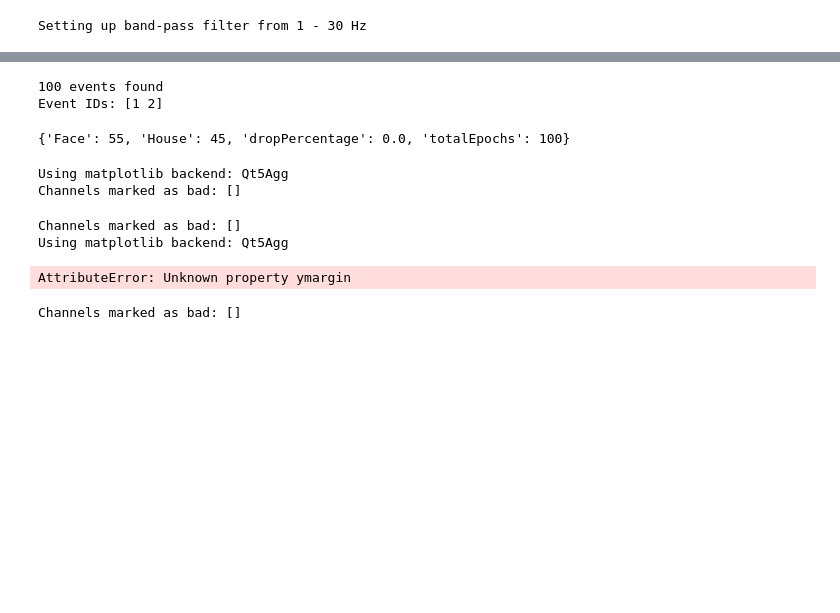
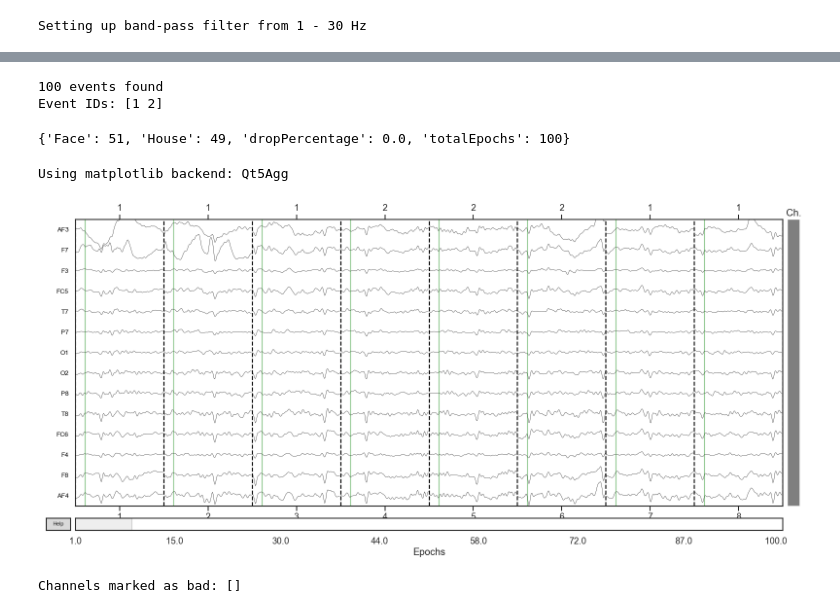
Before and after one commit to makebrainwaves/BrainWaves, a Jupyter notebook: notebooks/N170 Emotiv Analysis.ipynb, the cells around one changed output, grey strips where cells are left out. Drawn from its saved outputs; the diff is of its cells as text; code cells hidden in the pictures; blank space fills up the shorter version.

Commit message:
Updated Emotiv Analysis notebook to match app

```diff
--- a/notebooks/N170 Emotiv Analysis.ipynb
+++ b/notebooks/N170 Emotiv Analysis.ipynb
@@ -46,30 +48,37 @@ Effective window size : 16.000 (s)
 # %%
-## Epoch Data
+# epochEvents
 
-# Input
-event_id = {'House': 1, 'Face': 2}
+event_ids = {'Face': 1, 'House': 2}
 tmin=-0.1
 tmax=0.8
 baseline = (tmin, tmax)
 picks = None
 reject = None
+events = find_events(raw)
+conditions = OrderedDict({key: [value] for (key, value) in event_ids.items()})
 
-# Computation
-events = find_events(raw)
-# TODO: Figure out how to normalize and auto-reject Emotiv EEG data
-epochs = Epochs(raw, events=events, event_id=event_id,
+epochs = Epochs(raw, events=events, event_id=event_ids,
                 tmin=tmin, tmax=tmax, baseline=baseline, reject=reject, preload=True,
                 verbose=False, picks=picks)
-
-# Output
-{"totalEpochs": len(epochs.events), "dropPercentage": (1 - len(epochs.events)/len(events)) * 100, **{x: len(epochs[x]) for x in event_id}}
 # %% [output]
 100 events found
 Event IDs: [1 2]
-{'Face': 55, 'House': 45, 'dropPercentage': 0.0, 'totalEpochs': 100}
+# %%
+# requestEpochsInfo
+
+utils.get_epochs_info(epochs, events, event_ids)
+# %% [output]
+{'Face': 51, 'House': 49, 'dropPercentage': 0.0, 'totalEpochs': 100}
 # %%
+# cleanEpochsPlot
+
 %matplotlib
-epoch_editor = epochs.plot(scalings='auto', n_epochs=8, title="", events=None);
+clean_plot = epochs.plot(scalings='auto', n_epochs=8, title="", events=None);
+for axis in clean_plot.axes:
+    for line in axis.lines:
+        line.set_linewidth(2)
+clean_plot.show()
 # %% [output]
 Using matplotlib backend: Qt5Agg
-Channels marked as bad: []
+[figure, added]
+Channels marked as bad: []
@@ -78,11 +84,0 @@ epochs.save('C:/Users/jdpig/BrainWaves Workspaces/Dano Nelson Faces Houses/data/
-# %%
-%matplotlib
-clean_epochs_plot = epochs.plot(scalings='auto');
-fig = plt.gcf()
-fig.canvas.manager.window.activateWindow()
-fig.canvas.manager.window.raise_()
-# %% [output]
-Channels marked as bad: []
-Using matplotlib backend: Qt5Agg
-AttributeError: Unknown property ymargin
-Channels marked as bad: []
```
Also changed, not shown: parts of 10 cells of this notebook.
